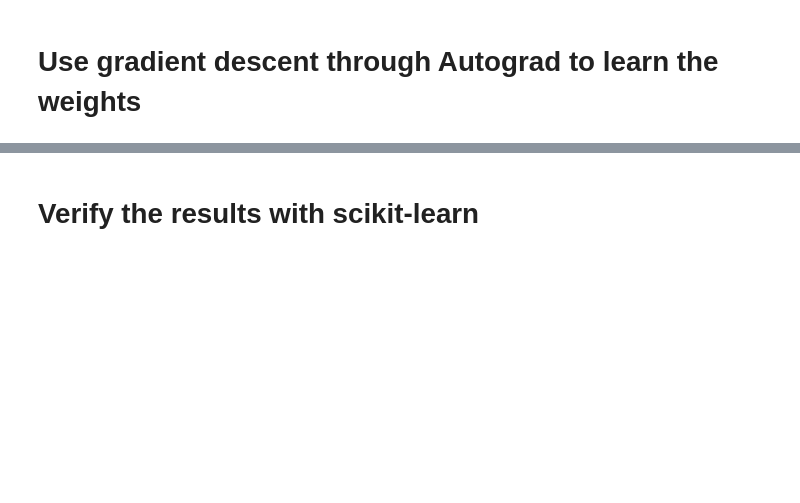
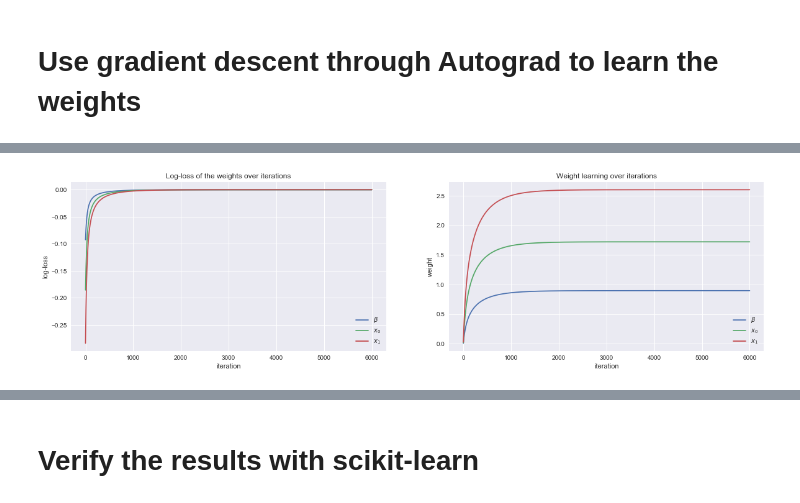
Before and after one commit to vangj/ds, a Jupyter notebook: logistic-regression.ipynb, the cells around one changed output, grey strips where cells are left out. Saved outputs shown, nothing was run; the diff lists cells and outputs as text; code cells hidden in the pictures; blank space fills up the shorter version.

```diff
--- a/logistic-regression.ipynb
+++ b/logistic-regression.ipynb
@@ -149,0 +135,5 @@ plt.legend()
+# %%
+w, loss_trace, weight_trace = learn_weights(X, y, alpha=0.1, max_iter=6000)
+plot_traces(loss_trace, weight_trace)
+# %% [output]
+[figure, added]
```
Also changed, not shown: parts of 11 cells of this notebook.
